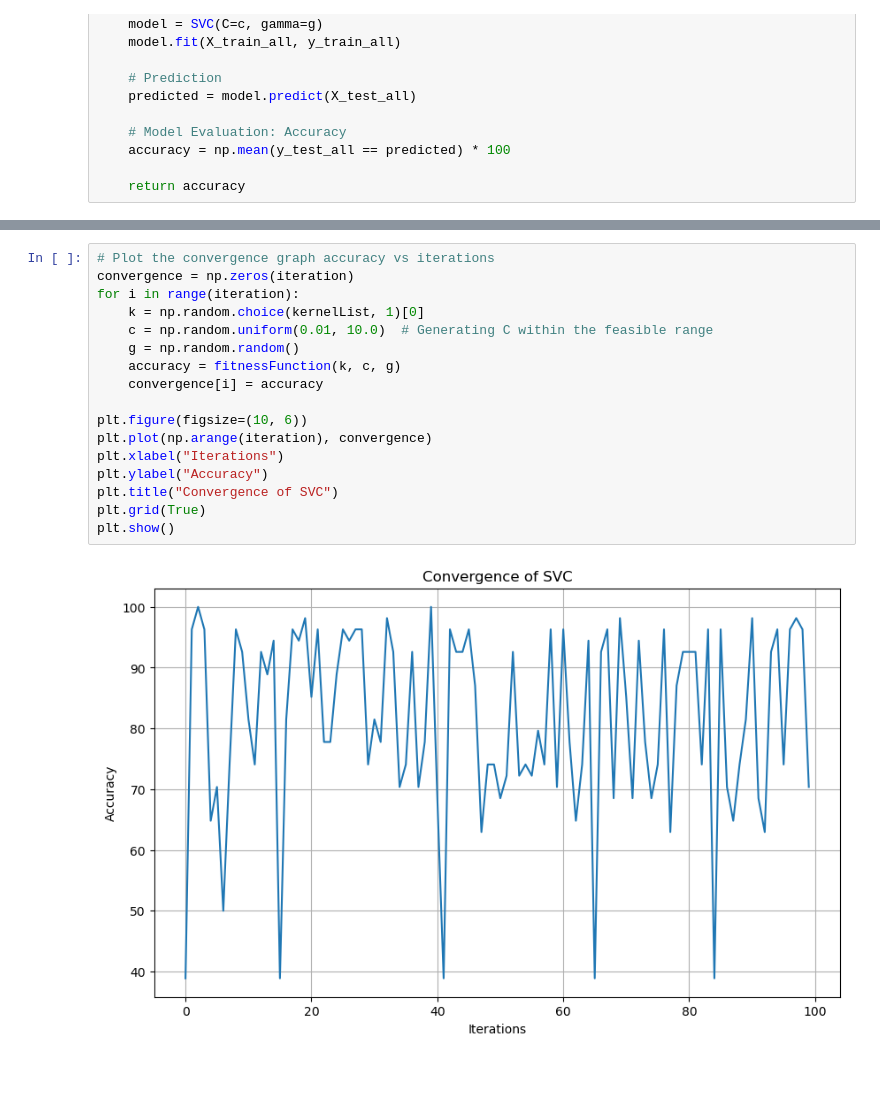
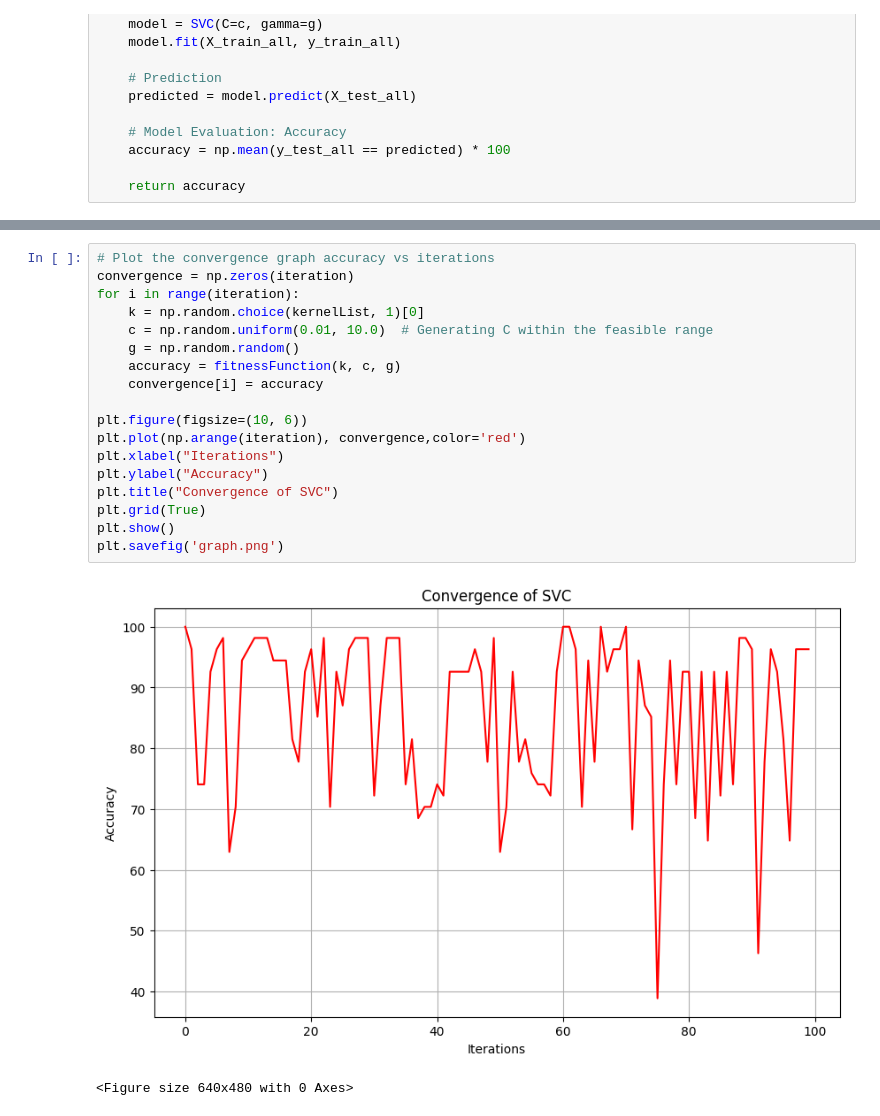
Before and after one commit to manvendra-8822/Parameter_Optimisation_Assignment, a Jupyter notebook: Assignment Parameter Optimization.ipynb, the cells around one changed output, grey strips where cells are left out. Cells and saved outputs as stored; diff of their text form; blank space fills up the shorter version.

```diff
--- a/Assignment Parameter Optimization.ipynb
+++ b/Assignment Parameter Optimization.ipynb
@@ -82,19 +90,21 @@ Best Kernel: linear, Best C: 2.0455768978282225, Best Gamma: 0.04400368036533619
 # %%
 # Plot the convergence graph accuracy vs iterations
 convergence = np.zeros(iteration)
 for i in range(iteration):
     k = np.random.choice(kernelList, 1)[0]
     c = np.random.uniform(0.01, 10.0)  # Generating C within the feasible range
     g = np.random.random()
     accuracy = fitnessFunction(k, c, g)
     convergence[i] = accuracy
 
 plt.figure(figsize=(10, 6))
-plt.plot(np.arange(iteration), convergence)
+plt.plot(np.arange(iteration), convergence,color='red')
 plt.xlabel("Iterations")
 plt.ylabel("Accuracy")
 plt.title("Convergence of SVC")
 plt.grid(True)
 plt.show()
+plt.savefig('graph.png')
 # %% [output]
-[figure, old version]
+[figure, new version]
+<Figure size 640x480 with 0 Axes>
```
Also changed, not shown: parts of 3 cells of this notebook, 3 other files.
